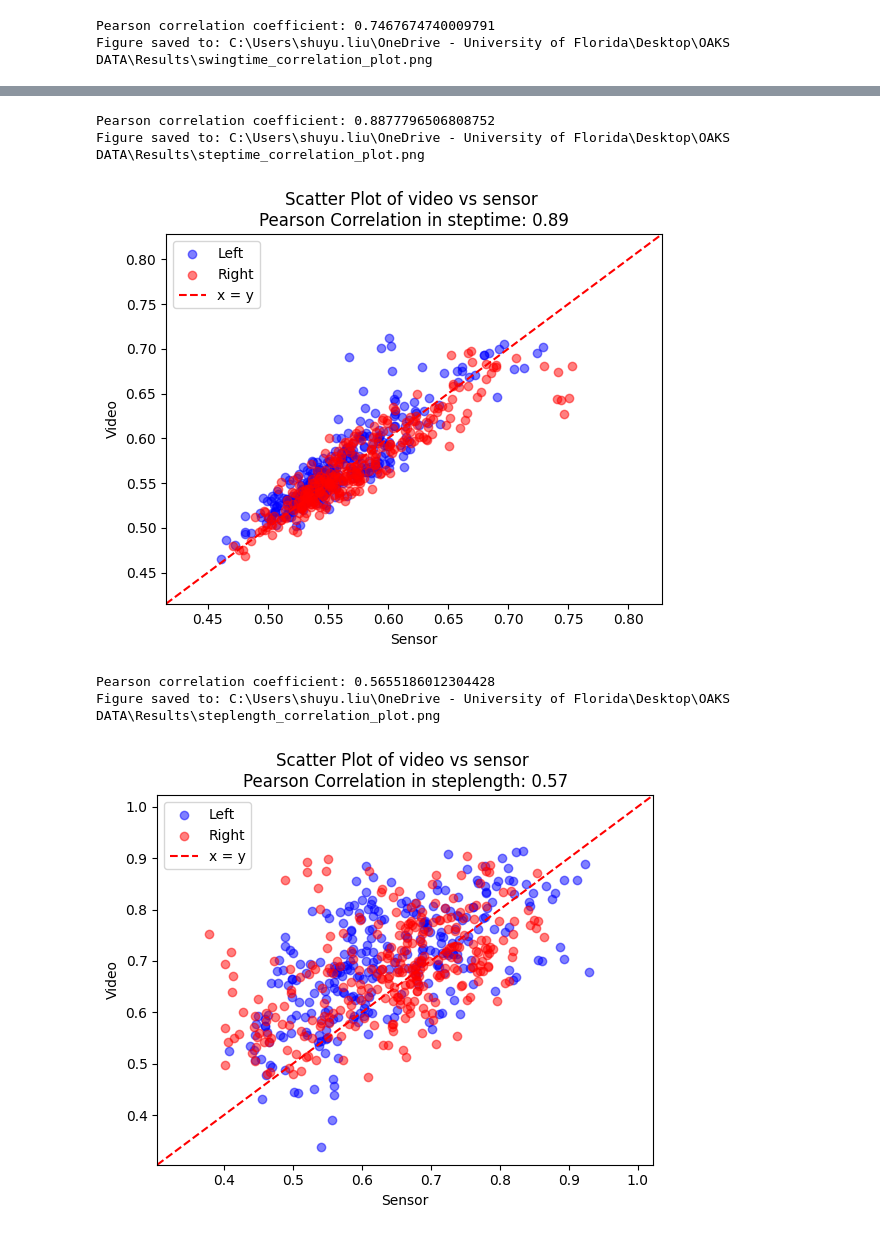
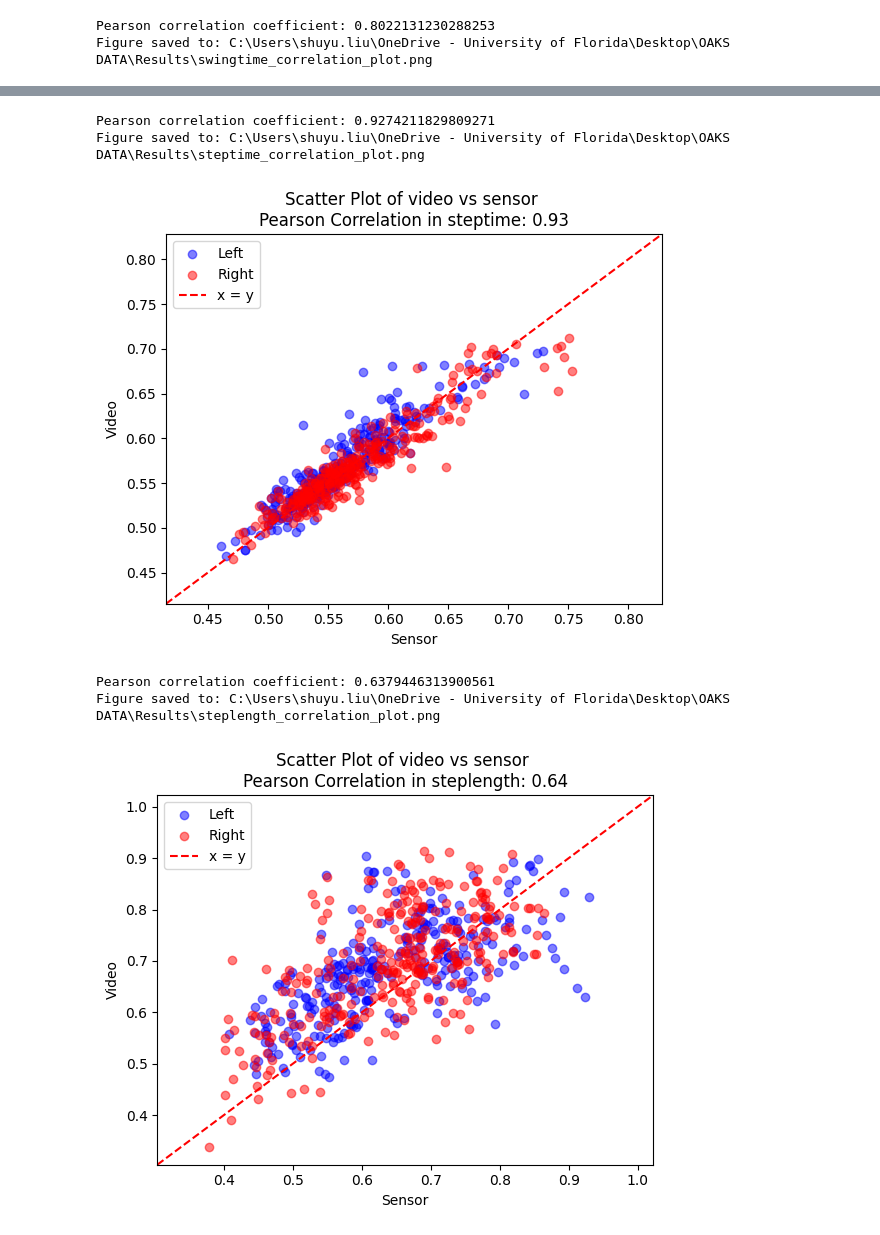
Before and after one commit to mea-lab/GaitValidation, a Jupyter notebook: Scripts/Correlation-small model.ipynb, the cells around one changed output, grey strips where cells are left out. Drawn from its saved outputs; the diff is of its cells as text; code cells hidden in the pictures.

```diff
--- a/Scripts/Analysis.ipynb
+++ b/Scripts/Correlation-small model.ipynb
@@ -145,6 +2,7 @@ Excel file 'gait_analysis_results_sensor.xlsx' has been saved successfully.
 from scipy.stats import pearsonr
 import numpy as np
 import matplotlib.pyplot as plt
+import os
 
 # save_path = r"C:\Users\shuyu.liu\OneDrive - University of Florida\Desktop\OAKS DATA\Results"
 
@@ -178,11 +36,11 @@ def corri(feature, left_video, right_video, left_sensor, right_sensor):
     # Add a legend
     plt.legend()
 
-    # if save_path:
-    #     filename = f"{feature}_correlation_plot.png"
-    #     full_path = os.path.join(save_path, filename)
-    #     plt.savefig(full_path, dpi=300)
-    #     print(f"Figure saved to: {full_path}")
+    if save_path:
+        filename = f"{feature}_correlation_plot.png"
+        full_path = os.path.join(save_path, filename)
+        plt.savefig(full_path, dpi=300)
+        print(f"Figure saved to: {full_path}")
 
     # Show the plot
     plt.show()
@@ -214,11 +72,11 @@ def corrisingle(feature, video, sensor):
     # Add a legend
     plt.legend()
 
-    # if save_path:
-    #     filename = f"{feature}_combined_correlation_plot.png"
-    #     full_path = os.path.join(save_path, filename)
-    #     plt.savefig(full_path, dpi=300)
-    #     print(f"Figure saved to: {full_path}")
+    if save_path:
+        filename = f"{feature}_combined_correlation_plot.png"
+        full_path = os.path.join(save_path, filename)
+        plt.savefig(full_path, dpi=300)
+        print(f"Figure saved to: {full_path}")
 
     # Show the plot
     plt.show()
@@ -226,10 +84,10 @@ def corrisingle(feature, video, sensor):
 import pandas as pd
 
 # Read the first Excel file
-df_sensor = pd.read_excel(r"C:\Users\shuyu.liu\OneDrive - University of Florida\Desktop\OAKS DATA\Results\large model\gait_analysis_results_sensor.xlsx")
+df_sensor = pd.read_excel(r"C:\Users\shuyu.liu\OneDrive - University of Florida\Desktop\OAKS DATA\Results\small model\sensor.xlsx")
 
 # Read the second Excel file
-df_avg = pd.read_excel(r"C:\Users\shuyu.liu\OneDrive - University of Florida\Desktop\OAKS DATA\Results\large model\gait_analysis_results_video.xlsx")
+df_avg = pd.read_excel(r"C:\Users\shuyu.liu\OneDrive - University of Florida\Desktop\OAKS DATA\Results\small model\gait_analysis_results_video_small.xlsx")
 
 leftright_columns_of_interest = [
     'avg_stancetime_left',
@@ -250,7 +108,6 @@ combined_column_indexes = [df_sensor.columns.get_loc(col) for col in combined_co
 
 
 ### find specific files
-# for large model to remove below files
 # sensorproblem
 indices_sensorproblem = df_sensor['avg_steplength_left'][df_sensor['avg_steplength_left'] > 1].index.tolist()  ## VAL005
 
@@ -266,12 +123,8 @@ outlier_small = df_avg['avg_stancetime_left'][condition].index.tolist()
 indices = leftright_column_indexes  # Specific indices
 
 # # Define indices to remove
-# large model outlier
-indices_to_remove = set(ct_indices + indices_sensorproblem + fastwalker_indices)
 ## small model outlier
-# indices_to_remove = set(ct_indices + indices_sensorproblem + fastwalker_indices + outlier_small)
-
-
+indices_to_remove = set(indices_sensorproblem + fastwalker_indices + outlier_small)
 
 for i in indices:
     left_video = df_avg.iloc[:, i]
@@ -300,2 +153,2 @@ Figure saved to: C:\Users\shuyu.liu\OneDrive - University of Florida\Desktop\OAK
-Pearson correlation coefficient: 0.7467674740009791
+Pearson correlation coefficient: 0.8022131230288253
 Figure saved to: C:\Users\shuyu.liu\OneDrive - University of Florida\Desktop\OAKS DATA\Results\swingtime_correlation_plot.png
@@ -303,9 +156,9 @@ Figure saved to: C:\Users\shuyu.liu\OneDrive - University of Florida\Desktop\OAK
-Pearson correlation coefficient: 0.8877796506808752
+Pearson correlation coefficient: 0.9274211829809271
 Figure saved to: C:\Users\shuyu.liu\OneDrive - University of Florida\Desktop\OAKS DATA\Results\steptime_correlation_plot.png
-[figure, old version]
+[figure, new version]
-Pearson correlation coefficient: 0.5655186012304428
+Pearson correlation coefficient: 0.6379446313900561
 Figure saved to: C:\Users\shuyu.liu\OneDrive - University of Florida\Desktop\OAKS DATA\Results\steplength_correlation_plot.png
-[figure, old version]
+[figure, new version]
 # %%
 indices = combined_column_indexes # Specific indices
 
```
Also changed, not shown: parts of 8 cells of this notebook, 4 other files.
